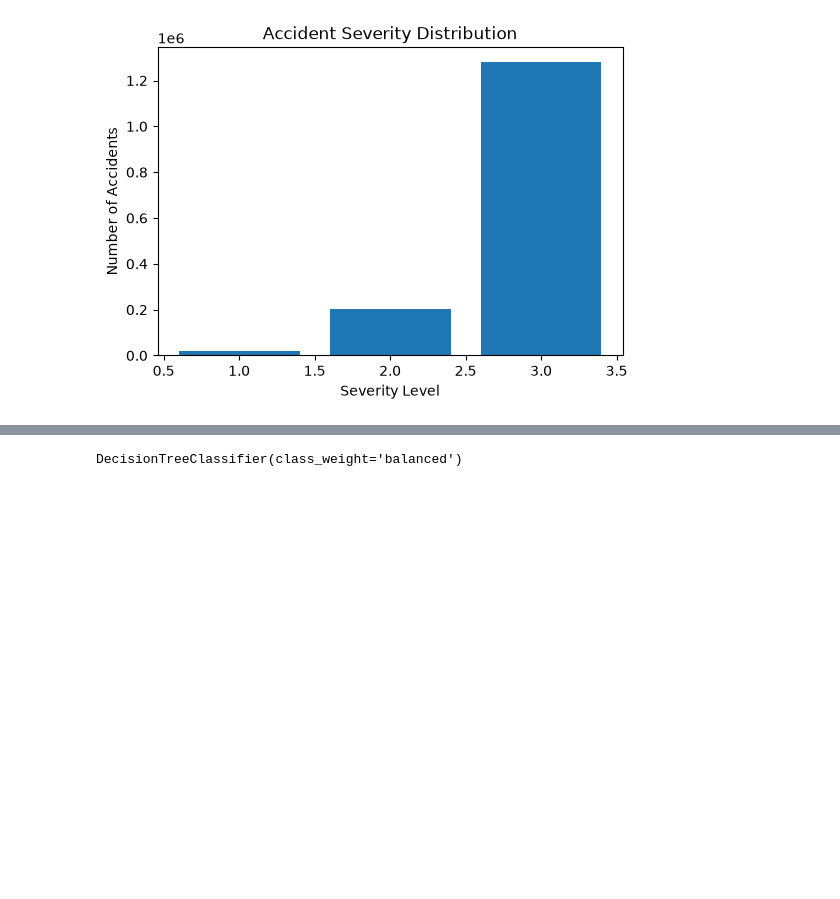
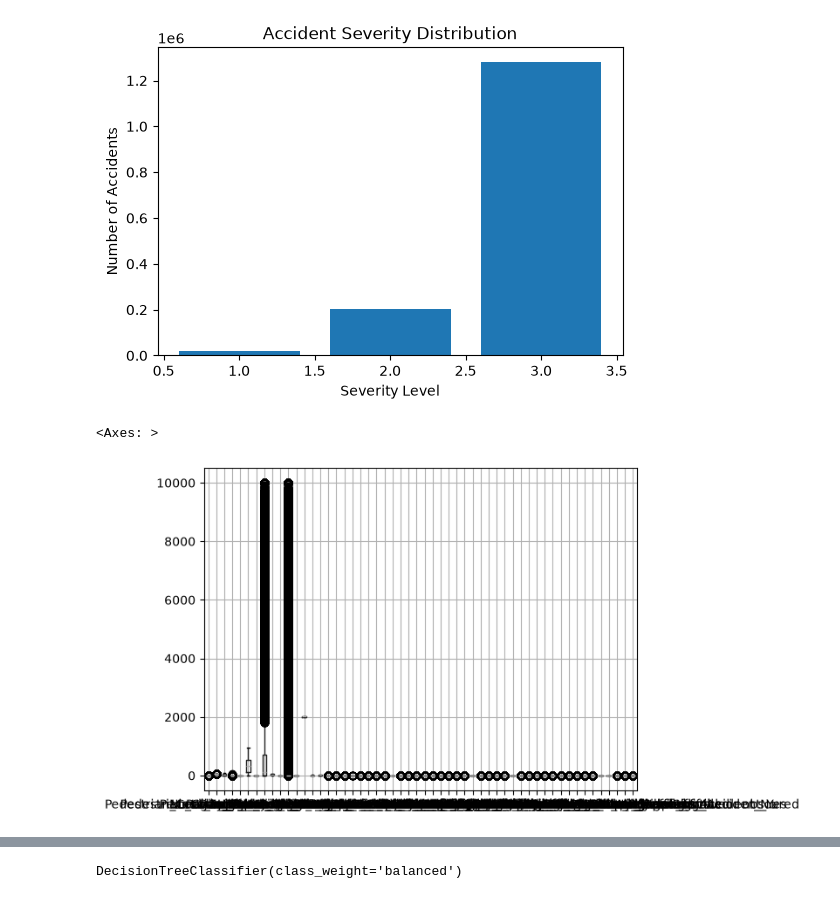
Before and after one commit to SameepSharma714/Road-Accidents-Severity-Prediction, a Jupyter notebook: RASP.ipynb, the cells around one changed output, grey strips where cells are left out. Drawn from its saved outputs; the diff is of its cells as text; code cells hidden in the pictures; blank space fills up the shorter version.

```diff
--- a/RASP.ipynb
+++ b/RASP.ipynb
@@ -182,0 +149,4 @@ Name: count, dtype: int64
+# %%
+
+X_train[['Carriageway_Hazards']]=impute.fit_transform(X_train[['Carriageway_Hazards']])
+X_test[['Carriageway_Hazards']]=impute.transform(X_test[['Carriageway_Hazards']])
@@ -353,2 +476,26 @@ df.head()
 # %%
-df['Did_Police_Officer_Attend_Scene_of_Accident'].value_counts()
+
+
+# ---------------- X_train ----------------
+train_encoded = ohe.fit_transform(X_train[['Did_Police_Officer_Attend_Scene_of_Accident']])
+
+train_encoded = pd.DataFrame(
+    train_encoded,
+    columns=ohe.get_feature_names_out(['Did_Police_Officer_Attend_Scene_of_Accident']),
+    index=X_train.index
+)
+
+X_train = X_train.drop('Did_Police_Officer_Attend_Scene_of_Accident', axis=1)
+X_train = pd.concat([X_train, train_encoded], axis=1)
+
+# ---------------- X_test ----------------
+test_encoded = ohe.transform(X_test[['Did_Police_Officer_Attend_Scene_of_Accident']])
+
+test_encoded = pd.DataFrame(
+    test_encoded,
+    columns=ohe.get_feature_names_out(['Did_Police_Officer_Attend_Scene_of_Accident']),
+    index=X_test.index
+)
+
+X_test = X_test.drop('Did_Police_Officer_Attend_Scene_of_Accident', axis=1)
+X_test = pd.concat([X_test, test_encoded], axis=1)
@@ -377,3 +514,8 @@ plt.ylabel("Number of Accidents")
 plt.show()
 # %% [output]
 [figure]
+# %%
+X_train.boxplot()
+# %% [output]
+<Axes: >
+[figure, added]
```
Also changed, not shown: parts of 71 cells of this notebook.
